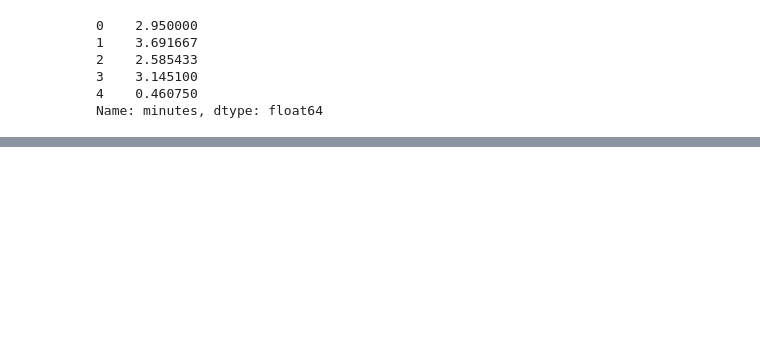
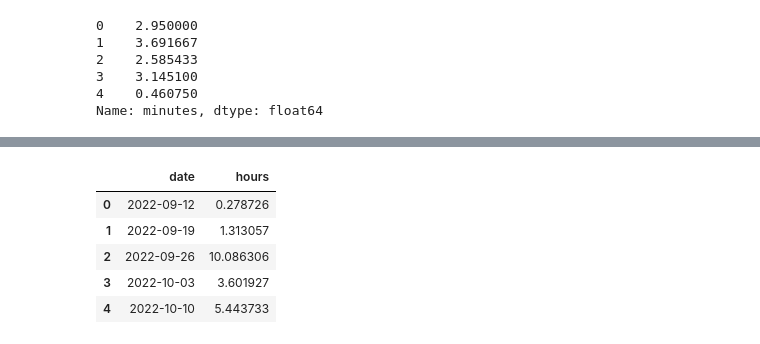
Before and after one commit to hl105/my-spotify, a Jupyter notebook: Spotify.ipynb, the cells around one changed output, grey strips where cells are left out. Saved outputs shown, nothing was run; the diff lists cells and outputs as text; code cells hidden in the pictures; blank space fills up the shorter version.

```diff
--- a/Spotify.ipynb
+++ b/Spotify.ipynb
@@ -106,0 +116,27 @@ Name: minutes, dtype: float64
+# %%
+# get streaming hours per week
+
+# groupby(), Grouper
+# very useful function in data analysis
+# split obj, apply function, combine results
+# Grouper key needs to be datetime, not obj
+
+# agg(): calculate weekly streaming hours
+# gets parameters in dict form, use for mulitple features
+# reset.index(): for adding simple index (0,1,..)
+
+#still in minutes
+stream_hours = df.groupby(pd.Grouper(key='date',freq = 'W-MON')).agg(hours=('minutes','sum')).reset_index()
+
+#convert to hours
+stream_hours['hours'] /= 60
+
+
+stream_hours.head()
+# %% [output]
+|  | date | hours |
+| 0 | 2022-09-12 | 0.278726 |
+| 1 | 2022-09-19 | 1.313057 |
+| 2 | 2022-09-26 | 10.086306 |
+| 3 | 2022-10-03 | 3.601927 |
+| 4 | 2022-10-10 | 5.443733 |
```
Also changed, not shown: parts of 3 cells of this notebook.
